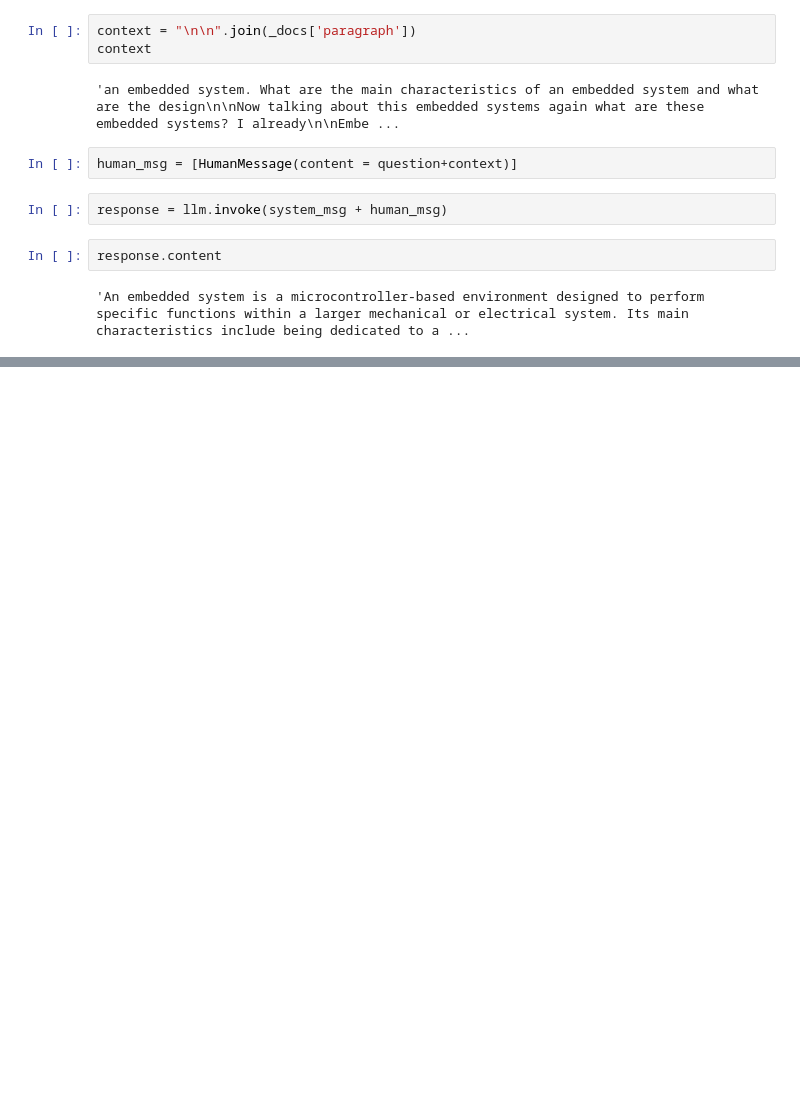
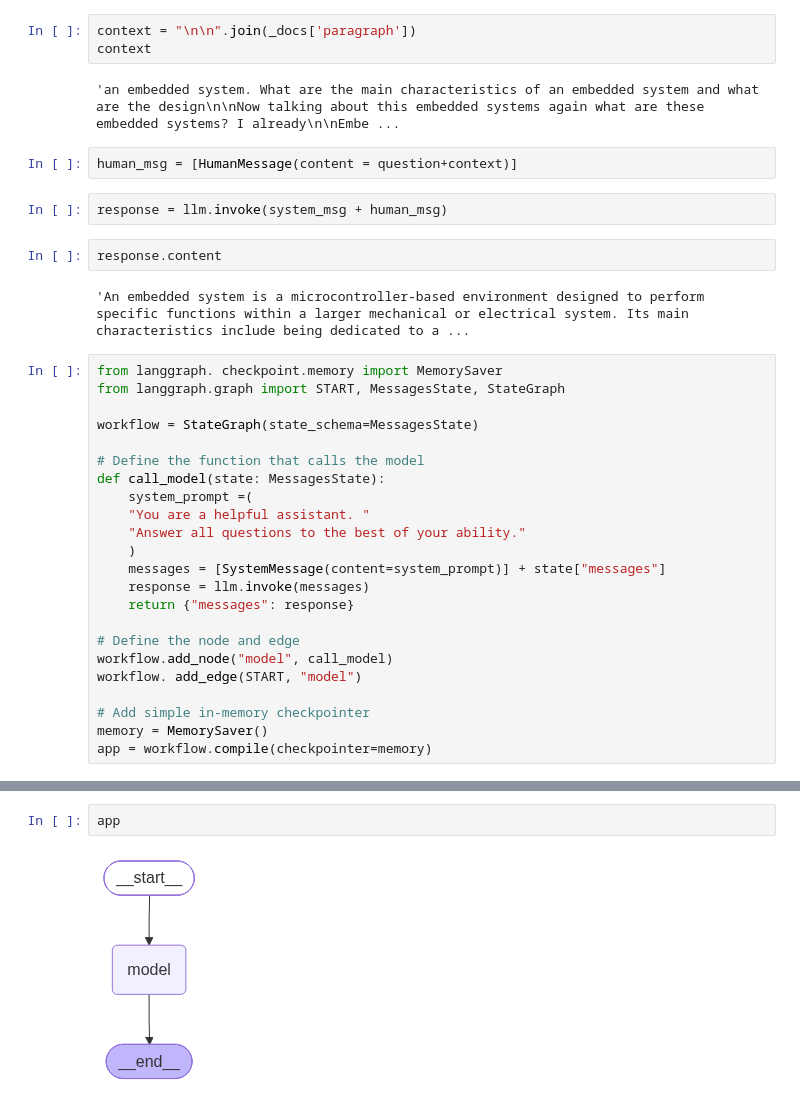
Before and after one commit to benjamin-12104/RAG-Embedded-System-Assistant, a Jupyter notebook: rag.ipynb, the cells around one changed output, grey strips where cells are left out. Drawn from its saved outputs; the diff is of its cells as text; blank space fills up the shorter version.

Commit message:
Memory added using Langgraph

```diff
--- a/rag.ipynb
+++ b/rag.ipynb
@@ -313,3 +313,26 @@ response = llm.invoke(system_msg + human_msg)
 response.content
 # %% [output]
 'An embedded system is a microcontroller-based environment designed to perform specific functions within a larger mechanical or electrical system. Its main characteristics include being dedicated to a ...
+# %%
+from langgraph. checkpoint.memory import MemorySaver
+from langgraph.graph import START, MessagesState, StateGraph
+
+workflow = StateGraph(state_schema=MessagesState)
+
+# Define the function that calls the model
+def call_model(state: MessagesState):
+    system_prompt =(
+    "You are a helpful assistant. "
+    "Answer all questions to the best of your ability."
+    )
+    messages = [SystemMessage(content=system_prompt)] + state["messages"]
+    response = llm.invoke(messages)
+    return {"messages": response}
+
+# Define the node and edge
+workflow.add_node("model", call_model)
+workflow. add_edge(START, "model")
+
+# Add simple in-memory checkpointer
+memory = MemorySaver()
+app = workflow.compile(checkpointer=memory)
@@ -315,0 +494,4 @@ response.content
+# %%
+app
+# %% [output]
+[figure, added]
```
Also changed, not shown: parts of 1 cell of this notebook.
